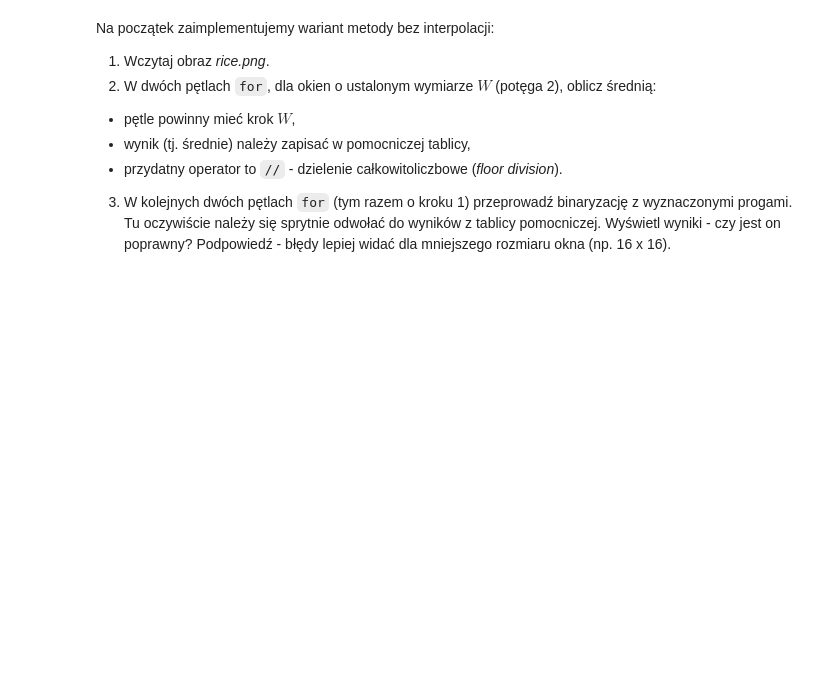
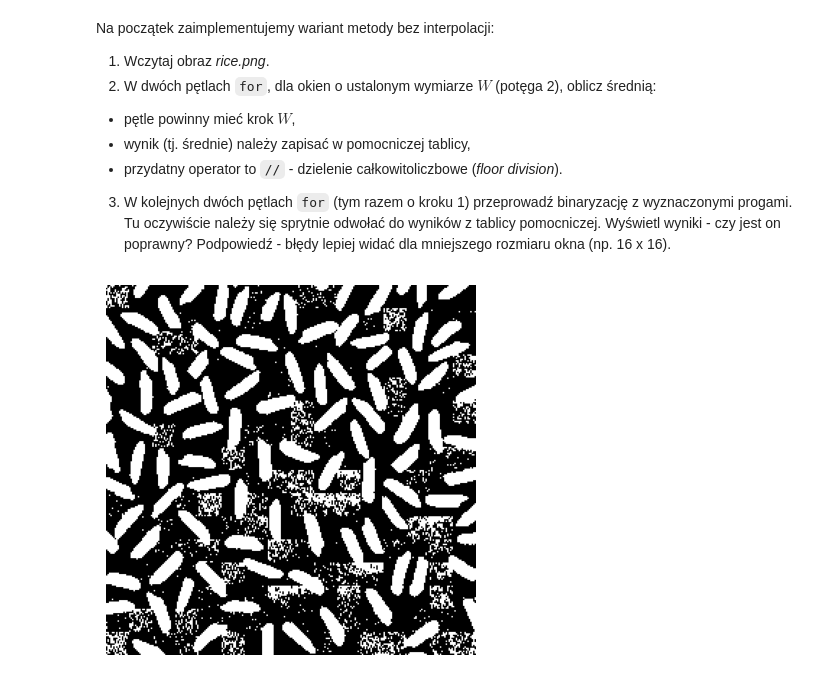
Before and after one commit to lursz/DigitalImageProcessing-Course, a Jupyter notebook: lab4/04_thresholding_hw.ipynb, the cells around one changed output. Saved outputs shown, nothing was run; the diff lists cells and outputs as text; code cells hidden in the pictures; blank space fills up the shorter version.

```diff
--- a/lab4/04_thresholding_hw.ipynb
+++ b/lab4/04_thresholding_hw.ipynb
@@ -39,3 +39,26 @@ if not os.path.exists(fileName):
+# %%
+def AdaptBinarization(img, w: int) -> None:
+    # Calc an array of average values
+    threshold_arr = np.zeros((img.shape[0] // w, img.shape[1] // w))
+    for i in range(0, img.shape[0], w):
+        for j in range(0, img.shape[1], w):
+            threshold_arr[i // w, j // w] = np.average(img[i : i + w, j : j + w])
+    # Binarize
+    for i in range(img.shape[0]):
+        for j in range(img.shape[1]):
+            img[i, j] = 255 if img[i, j] > threshold_arr[i // w, j // w] else 0
+
+    # Plot
+    plt.imshow(img, "gray")
+    plt.axis("off")
+    plt.show()
+
+
+
+rice = cv2.imread(fileName, cv2.IMREAD_GRAYSCALE)
+AdaptBinarization(rice, 16)
+# %% [output]
+[figure, added]
 # %% [markdown]
 4. Rozwiązaniem problemu artefaktów na obrazie jest zastosowanie interpolacji.
    Próg binaryzacji dla danego piksela wyliczany jest na podstawie progów z sąsiednich okien.
```
Also changed, not shown: parts of 5 cells of this notebook, 1 other file.
